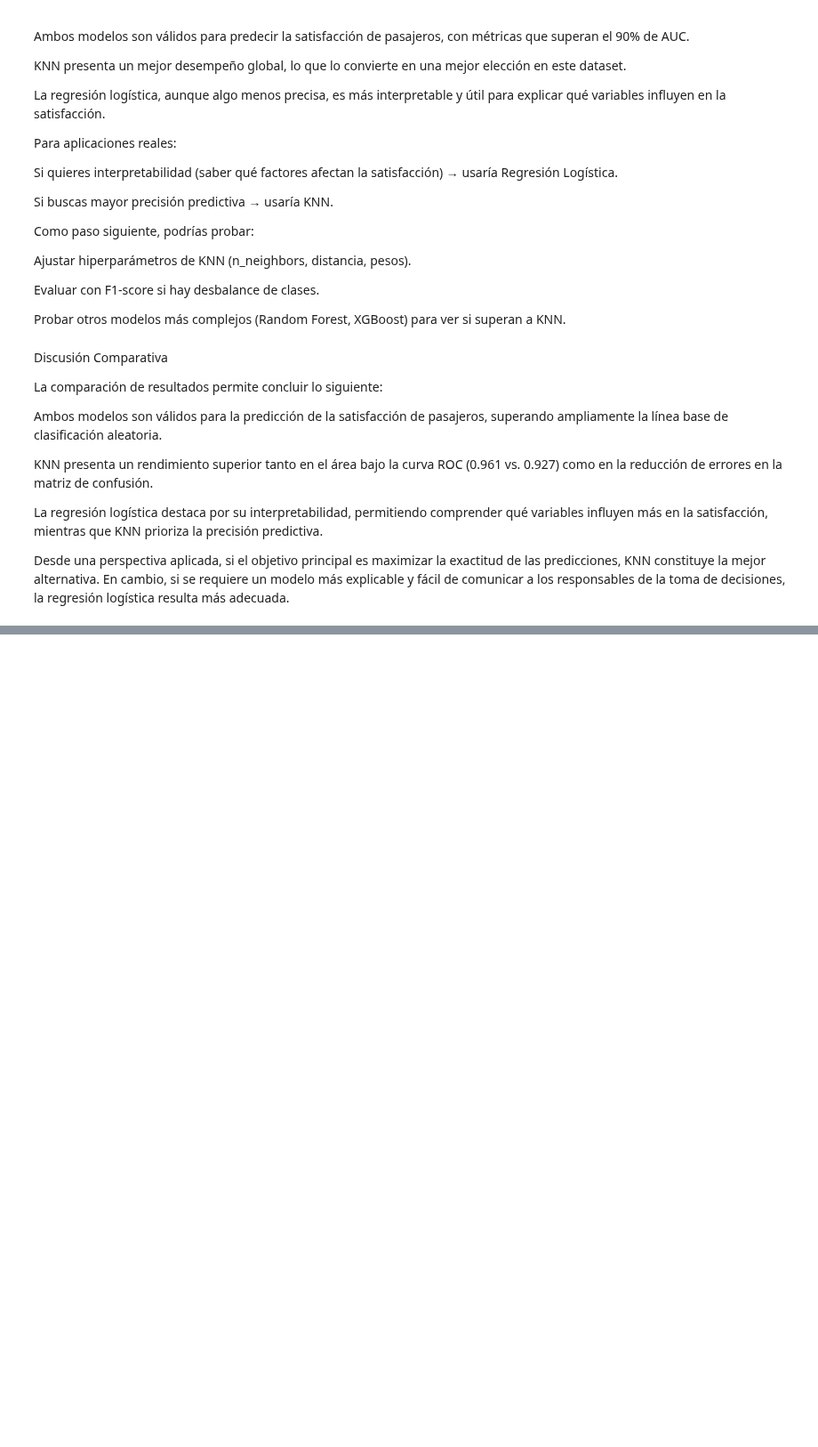
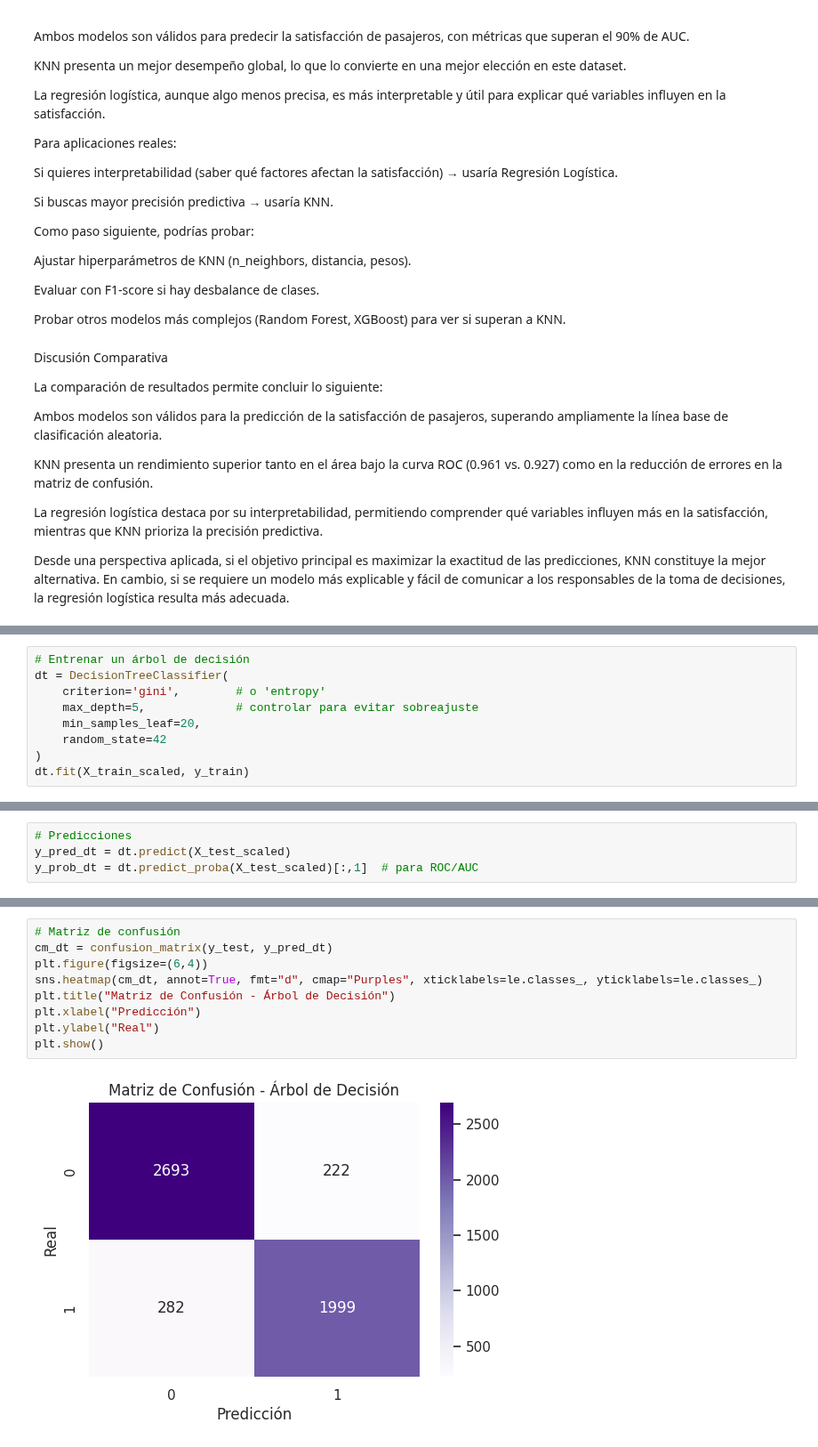
Before and after one commit to Jormao2025/Data_Science_1, a Jupyter notebook: Proyecto_Data_Science1_Satisfacción_de_Aerolíneas.ipynb, the cells around one changed output, grey strips where cells are left out. Shown at 89% size. Cells and saved outputs as stored; diff of their text form; blank space fills up the shorter version.

```diff
--- a/Proyecto_Data_Science1_Satisfacción_de_Aerolíneas.ipynb
+++ b/Proyecto_Data_Science1_Satisfacción_de_Aerolíneas.ipynb
@@ -1093,0 +1100,9 @@ En síntesis, la elección entre ambos modelos dependerá de los objetivos estra
+# %%
+# Entrenar un árbol de decisión
+dt = DecisionTreeClassifier(
+    criterion='gini',        # o 'entropy'
+    max_depth=5,             # controlar para evitar sobreajuste
+    min_samples_leaf=20,
+    random_state=42
+)
+dt.fit(X_train_scaled, y_train)
@@ -1093,0 +1111,4 @@ En síntesis, la elección entre ambos modelos dependerá de los objetivos estra
+# %%
+# Predicciones
+y_pred_dt = dt.predict(X_test_scaled)
+y_prob_dt = dt.predict_proba(X_test_scaled)[:,1]  # para ROC/AUC
@@ -1093,0 +1131,11 @@ En síntesis, la elección entre ambos modelos dependerá de los objetivos estra
+# %%
+# Matriz de confusión
+cm_dt = confusion_matrix(y_test, y_pred_dt)
+plt.figure(figsize=(6,4))
+sns.heatmap(cm_dt, annot=True, fmt="d", cmap="Purples", xticklabels=le.classes_, yticklabels=le.classes_)
+plt.title("Matriz de Confusión - Árbol de Decisión")
+plt.xlabel("Predicción")
+plt.ylabel("Real")
+plt.show()
+# %% [output]
+[figure, added]
```
Also changed, not shown: parts of 8 cells of this notebook.
